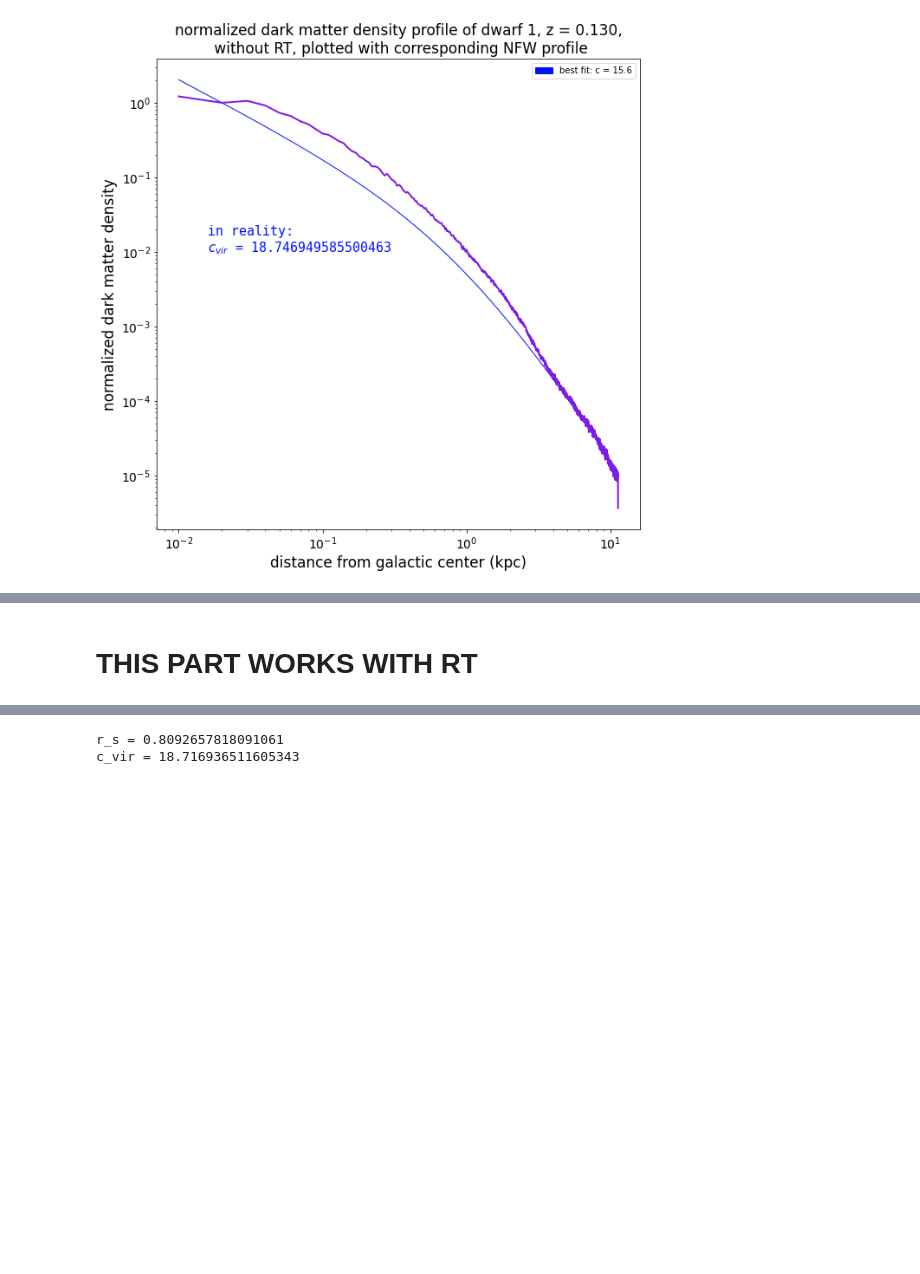
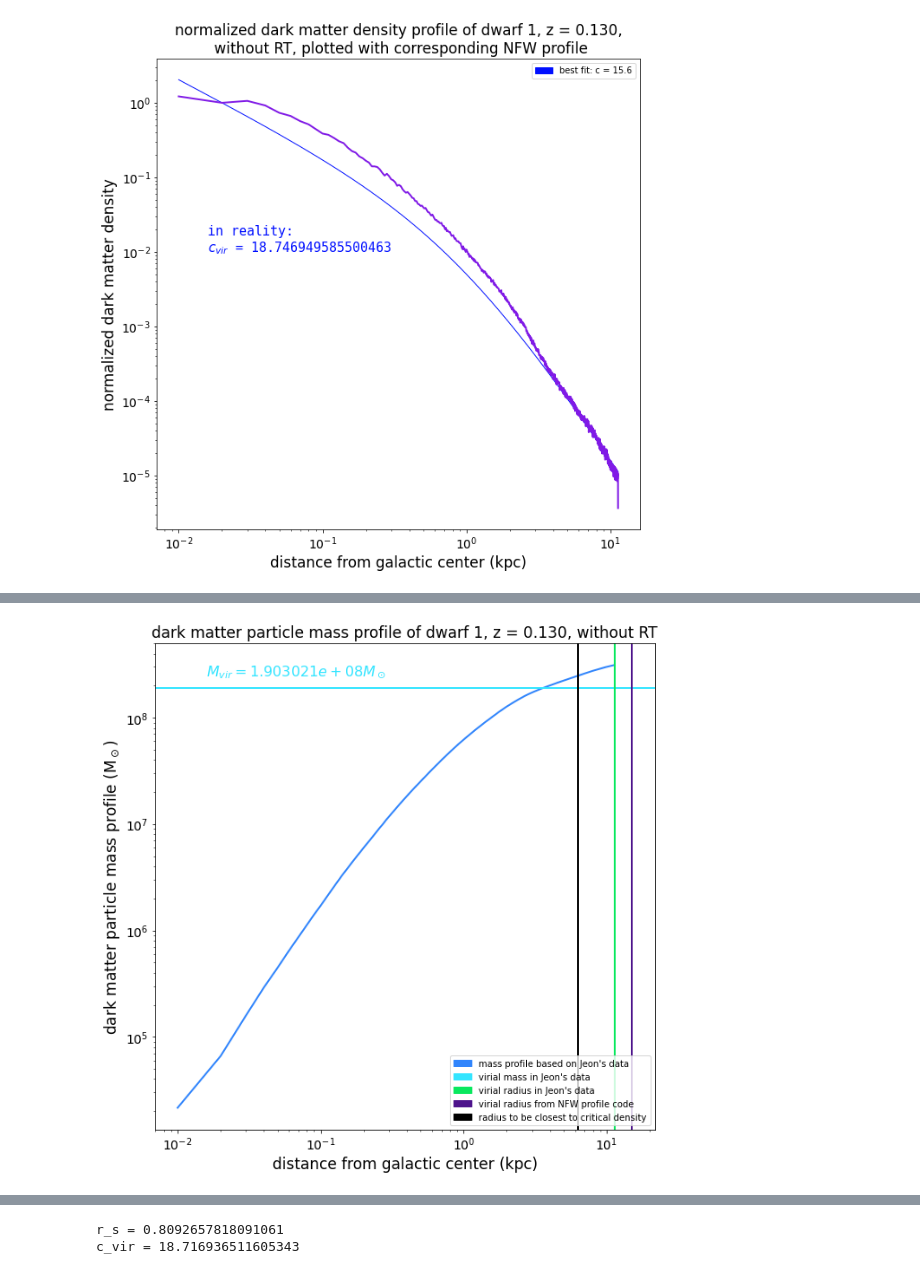
Before and after one commit to nguyenbinh1612/Binh_UFD, a Jupyter notebook: fit-with-NFW-dwarf1.ipynb, the cells around one changed output, grey strips where cells are left out. Saved outputs shown, nothing was run; the diff lists cells and outputs as text; code cells hidden in the pictures; blank space fills up the shorter version.

```diff
--- a/fit-with-NFW-dwarf1.ipynb
+++ b/fit-with-NFW-dwarf1.ipynb
@@ -165,7 +165,8 @@ for radius_value in rad_array290_noRT:
 rho_crit = 200 * 161.7
 deviation_from_rho_crit = abs(density_profile290_noRT * 500 - rho_crit)
 index = np.where(deviation_from_rho_crit == min(deviation_from_rho_crit))
-result = "closest to\ncritical density\nwhen r = " + str(rad_array290_noRT[index][0]) + " kpc."
+radius_at_rho_crit = rad_array290_noRT[index][0]
+result = "closest to\ncritical density\nwhen r = " + str(radius_at_rho_crit) + " kpc."
 
 density_profile6 = halo6.rho(radius6)
 
@@ -173,7 +174,7 @@ plt.figure(figsize=(10, 10))
 plt.plot(radius6, density_profile6, color='red', linewidth=1)
 plt.plot(radius6, density_profile290_noRT * 500, color=(0.5, 0.1, 0.9, 1), linewidth=1)
 plt.axhline(rho_crit, color='#FF00FF', linewidth=2)
-plt.axvline(rad_array290_noRT[index], color='black')
+plt.axvline(radius_at_rho_crit, color='black')
 plt.xlabel('distance from galactic center (kpc)', fontsize=17)
 plt.ylabel('dark matter density (particles/kpc$^3$)', fontsize=17) # using LATEX here!
 plt.xticks(fontsize=14)
@@ -230,2 +192,40 @@ plt.show()
-# %% [markdown]
-# THIS PART WORKS WITH RT
+# %%
+# plotting the mass profile at this redshift
+
+mass_profile290_noRT = np.zeros(np.size(rad_array290_noRT))
+h = 0
+for radius_value in rad_array290_noRT:
+    particles = np.where((r290_noRT < (radius_value + 0.01)))
+    how_many_particles = np.size(particles)
+    mass_profile290_noRT[h] = how_many_particles * 500
+    h += 1
+
+plt.figure(figsize=(10,10))
+
+plt.plot(radius6, mass_profile290_noRT, color='#3185FC', linewidth=2)
+plt.axhline(1.903021e+08, color='#34E5FF', linewidth=2)
+plt.axvline(1.133394e+04 * 0.001, color='#09E85E', linewidth=2)
+plt.axvline(halo6.r_vir(), color='#4E148C', linewidth=2)
+plt.axvline(radius_at_rho_crit, color='black', linewidth=2)
+legend1 = mpatches.Patch(color='#3185FC', label="mass profile based on Jeon's data")
+legend2 = mpatches.Patch(color='#34E5FF', label="virial mass in Jeon's data")
+legend3 = mpatches.Patch(color='#09E85E', label="virial radius in Jeon's data")
+legend4 = mpatches.Patch(color='#4E148C', label="virial radius from NFW profile code")
+legend5 = mpatches.Patch(color='black', label="radius to be closest to critical density")
+
+plt.legend(handles=[legend1, legend2, legend3, legend4, legend5], loc='lower right')
+
+plt.xlabel('distance from galactic center (kpc)', fontsize=17)
+plt.ylabel('dark matter particle mass profile (M$_\odot$)', fontsize=17) # using LATEX here!
+plt.xticks(fontsize=14)
+plt.yticks(fontsize=14)
+plt.xscale('log')
+plt.yscale('log')
+
+plt.title('dark matter particle mass profile of dwarf 1, z = 0.130, without RT', loc='center', fontsize=17)
+plt.text(10**-1.8, 10**8.4, '''$M_{vir} = 1.903021e+08 M_\odot$''', \
+         fontsize=16, color='#34E5FF')
+
+plt.show()
+# %% [output]
+[figure, added]
```
Also changed, not shown: parts of 9 cells of this notebook.
